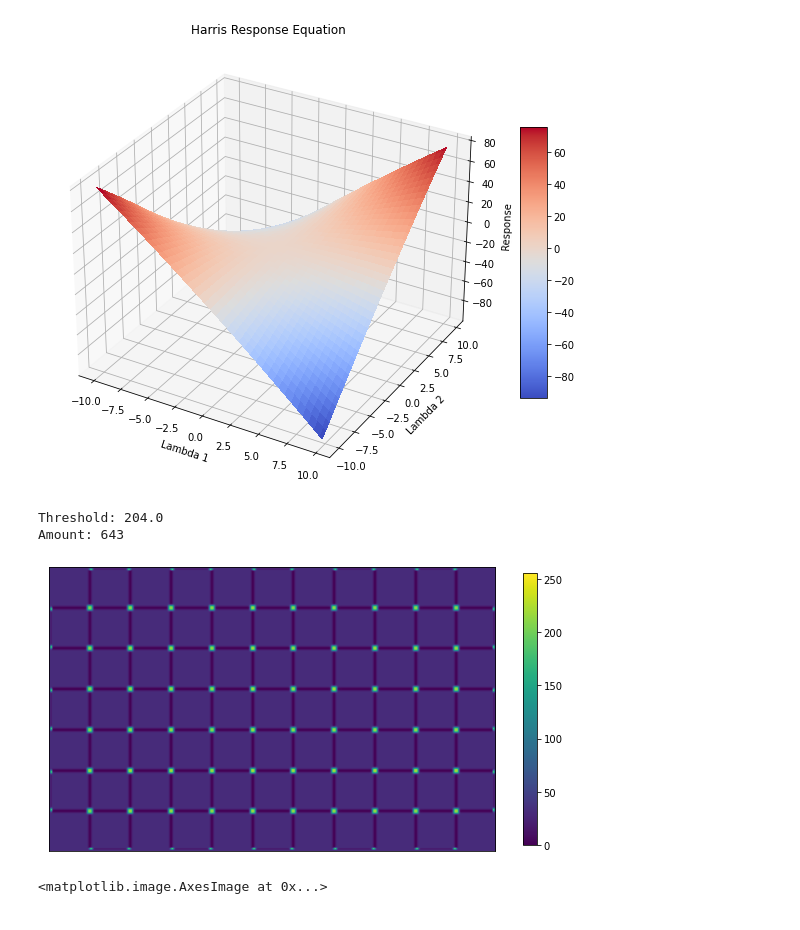
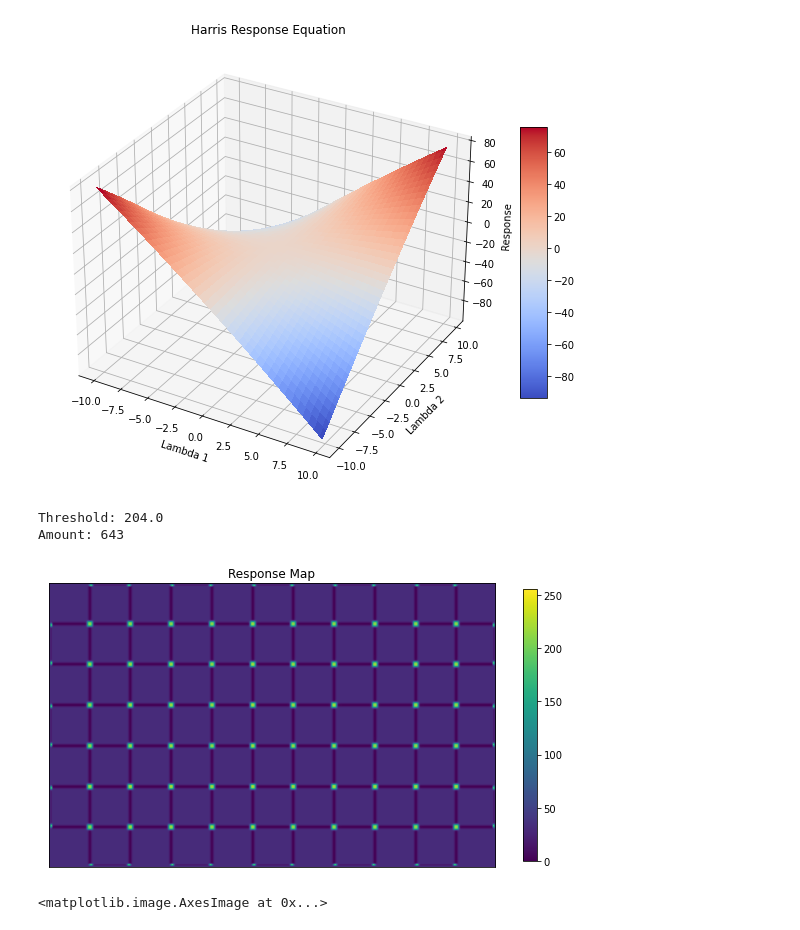
Before and after one commit to AIP-Mizzou/HarrisFeature, a Jupyter notebook: main.ipynb, the cells around one changed output. Drawn from its saved outputs; the diff is of its cells as text; code cells hidden in the pictures.

Commit message:
Add title to response map

```diff
--- a/main.ipynb
+++ b/main.ipynb
@@ -212,26 +215,25 @@ ShowResponseEquation3D()
 # %%
-response = HarrisDetect(img_dxdx, img_dydy, img_dxdy, 5)
-
 # Rescale response
 response = (response - response.min()) * 255 / (response.max() - response.min())
 
 # Show response
 plt.figure(figsize=(10,10))
 plt.xticks([])
 plt.yticks([])
+plt.title('Response Map')
 plt.imshow(response)
 plt.colorbar(shrink=0.5)
 
 # Threshold based off a percent of the maximum
-threshold = 0.80 * response.max()
+threshold = 0.8 * response.max()
 n_responses = np.sum(response > threshold)
 
 print(f'Threshold: {threshold}\nAmount: {n_responses}')
 response_idx = np.asarray((response > threshold).nonzero())
 # %% [output]
 Threshold: 204.0
 Amount: 643
-[figure, old version]
+[figure, new version]
 # %%
 import cv2
 from matplotlib import pyplot as plt
```
Also changed, not shown: parts of 1 cell of this notebook.
